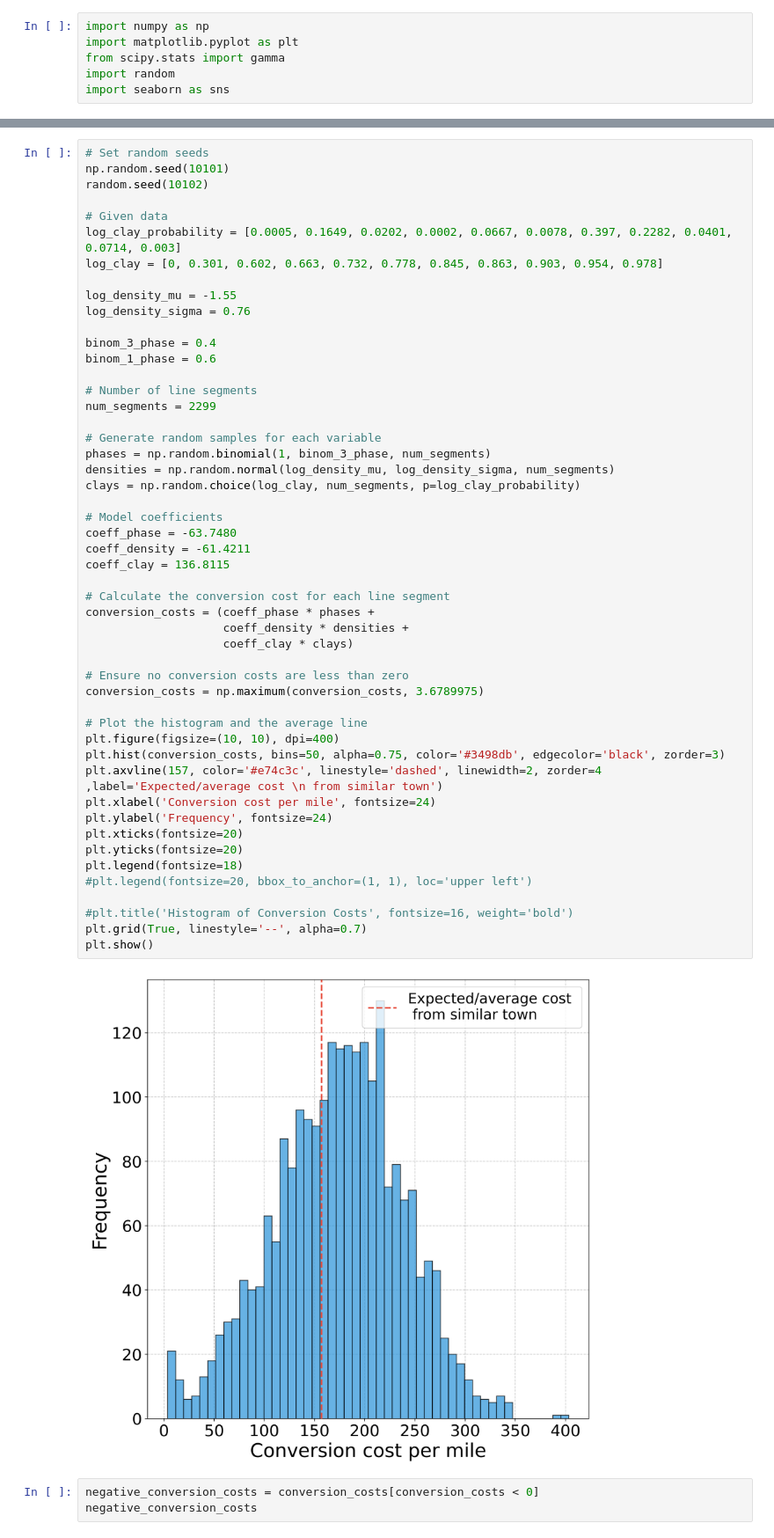
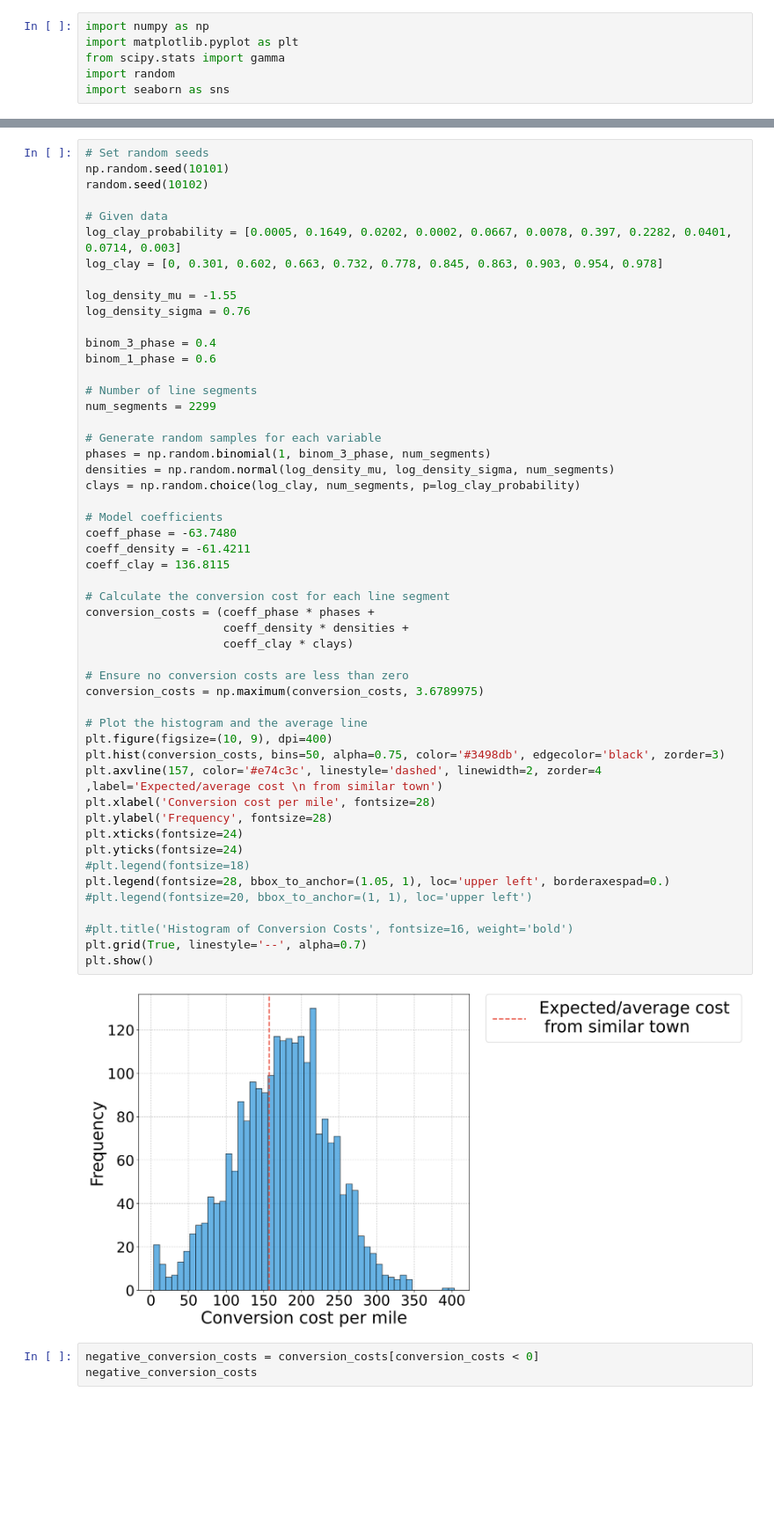
Before and after one commit to narslab/project-groundwork, a Jupyter notebook: bin/jupyter/dissagregated-cost-model.ipynb, the cells around one changed output, grey strips where cells are left out. Shown at 88% size. Drawn from its saved outputs; the diff is of its cells as text; blank space fills up the shorter version.

```diff
--- a/bin/jupyter/dissagregated-cost-model.ipynb
+++ b/bin/jupyter/dissagregated-cost-model.ipynb
@@ -69,40 +69,41 @@ binom_1_phase = 0.6
 # Number of line segments
 num_segments = 2299
 
 # Generate random samples for each variable
 phases = np.random.binomial(1, binom_3_phase, num_segments)
 densities = np.random.normal(log_density_mu, log_density_sigma, num_segments)
 clays = np.random.choice(log_clay, num_segments, p=log_clay_probability)
 
 # Model coefficients
 coeff_phase = -63.7480
 coeff_density = -61.4211
 coeff_clay = 136.8115
 
 # Calculate the conversion cost for each line segment
 conversion_costs = (coeff_phase * phases +
                     coeff_density * densities +
                     coeff_clay * clays)
 
 # Ensure no conversion costs are less than zero
 conversion_costs = np.maximum(conversion_costs, 3.6789975)
 
 # Plot the histogram and the average line
-plt.figure(figsize=(10, 10), dpi=400)
+plt.figure(figsize=(10, 9), dpi=400)
 plt.hist(conversion_costs, bins=50, alpha=0.75, color='#3498db', edgecolor='black', zorder=3)
 plt.axvline(157, color='#e74c3c', linestyle='dashed', linewidth=2, zorder=4 ,label='Expected/average cost \n from similar town')
-plt.xlabel('Conversion cost per mile', fontsize=24)
-plt.ylabel('Frequency', fontsize=24)
-plt.xticks(fontsize=20)
-plt.yticks(fontsize=20)
-plt.legend(fontsize=18)
+plt.xlabel('Conversion cost per mile', fontsize=28)
+plt.ylabel('Frequency', fontsize=28)
+plt.xticks(fontsize=24)
+plt.yticks(fontsize=24)
+#plt.legend(fontsize=18)
+plt.legend(fontsize=28, bbox_to_anchor=(1.05, 1), loc='upper left', borderaxespad=0.)
 #plt.legend(fontsize=20, bbox_to_anchor=(1, 1), loc='upper left')
 
 #plt.title('Histogram of Conversion Costs', fontsize=16, weight='bold')
 plt.grid(True, linestyle='--', alpha=0.7)
 plt.show()
 # %% [output]
-[figure, old version]
+[figure, new version]
 # %%
 negative_conversion_costs = conversion_costs[conversion_costs < 0]
 negative_conversion_costs
```
Also changed, not shown: 6 other files.
